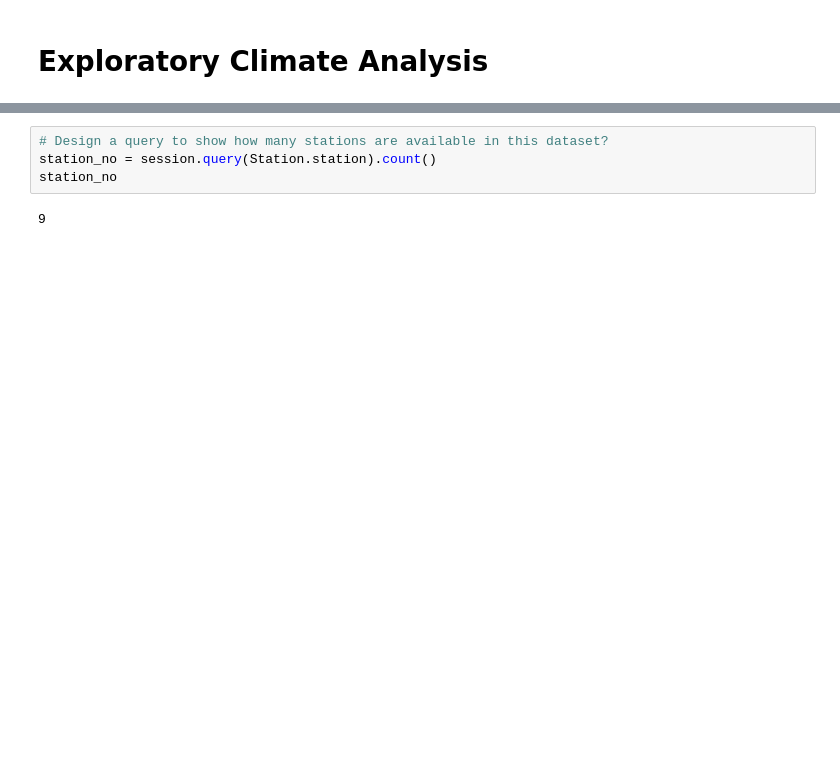
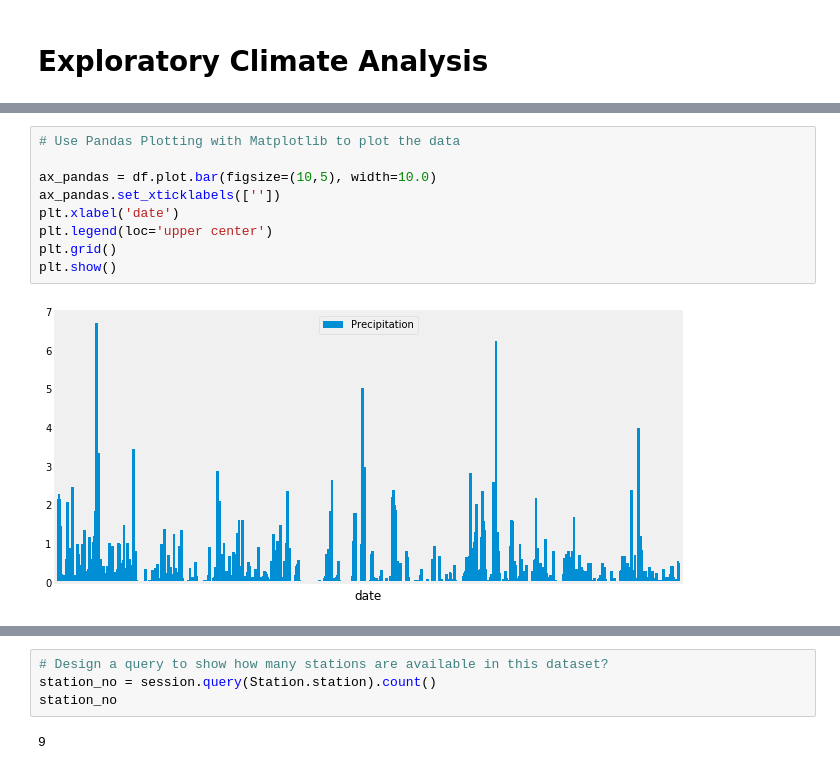
Before and after one commit to nmatus89/Surf_Up, a Jupyter notebook: climate_starter.ipynb, the cells around one changed output, grey strips where cells are left out. Drawn from its saved outputs; the diff is of its cells as text; blank space fills up the shorter version.

```diff
--- a/climate_starter.ipynb
+++ b/climate_starter.ipynb
@@ -140,3 +127,14 @@ plt.show()
+# %%
+# Use Pandas Plotting with Matplotlib to plot the data
+
+ax_pandas = df.plot.bar(figsize=(10,5), width=10.0)
+ax_pandas.set_xticklabels([''])
+plt.xlabel('date')
+plt.legend(loc='upper center')
+plt.grid()
+plt.show()
+# %% [output]
+[figure, added]
 # %% [markdown]
 ![precipitation](Images/precipitation.png)
 # %%
```
Also changed, not shown: parts of 25 cells of this notebook, 3 other files.
